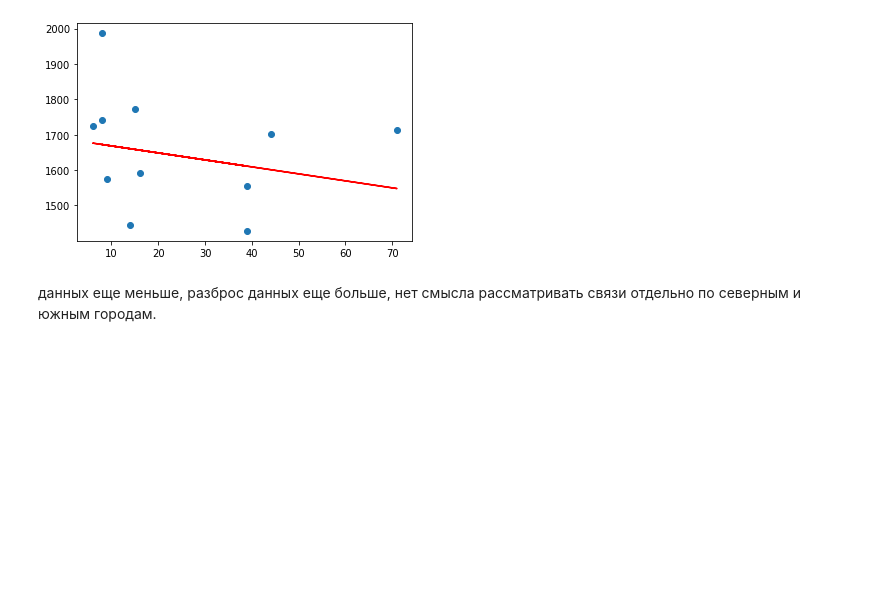
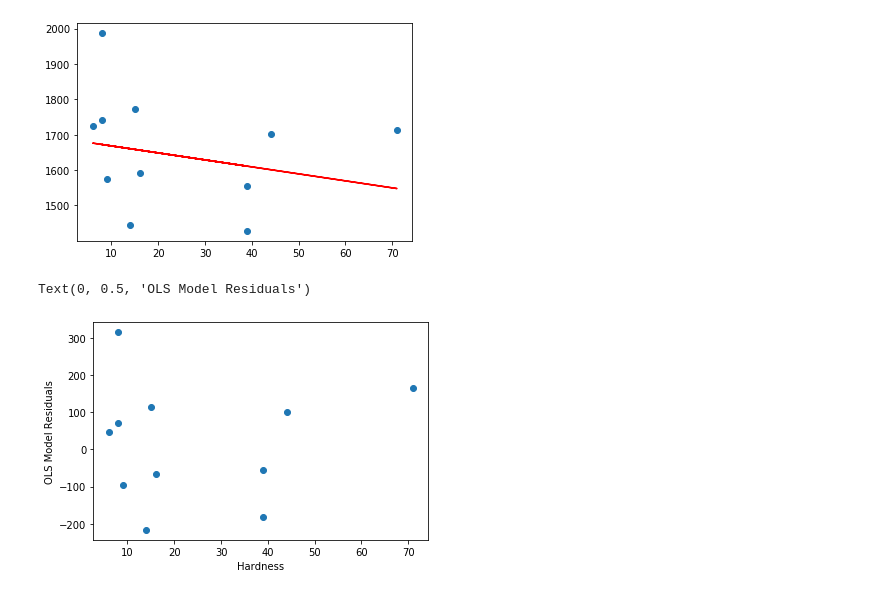
Before and after one commit to finesun16/netology_pyda_13_hw, a Jupyter notebook: hw_corr_regr.ipynb, the cells around one changed output. Cells and saved outputs as stored; diff of their text form; code cells hidden in the pictures; blank space fills up the shorter version.

```diff
--- a/hw_corr_regr.ipynb
+++ b/hw_corr_regr.ipynb
@@ -194,8 +231,8 @@ data[data.location != 'South'][['hardness', 'mortality']].corr(method='kendall')
 # %% [markdown]
 **построение модели**
 # %%
-X_n = data[data.location != 'South'][['hardness']]
-y_n = data[data.location != 'South']['mortality']
+X_n = data[data.location == 'North'][['hardness']]
+y_n = data[data.location == 'North']['mortality']
 # %%
 X_n_train, X_n_test, y_n_train, y_n_test = train_test_split(X_n, y_n, test_size=0.3, random_state=42)
 # %%
@@ -215,5 +252,11 @@ plt.plot(X_n_test, y_n_pred, c='r')
 # %% [output]
 [<matplotlib.lines.Line2D at 0x...>]
 [figure]
-# %% [markdown]
-данных еще меньше, разброс данных еще больше, нет смысла рассматривать связи отдельно по северным и южным городам.
+# %%
+plt.scatter(X_n_test, (y_n_test - y_n_pred))
+
+plt.xlabel('Hardness')
+plt.ylabel('OLS Model Residuals')
+# %% [output]
+Text(0, 0.5, 'OLS Model Residuals')
+[figure, added]
```
Also changed, not shown: parts of 11 cells of this notebook.
